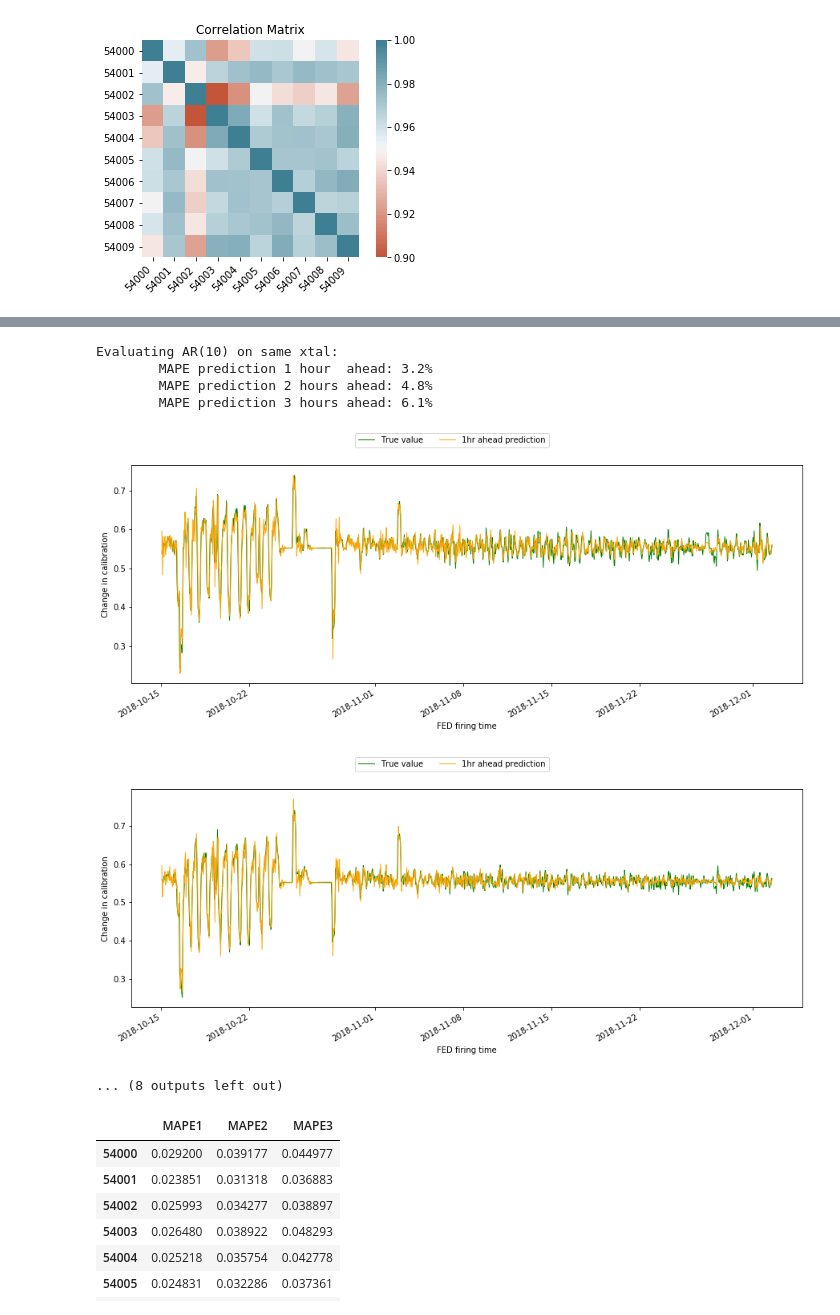
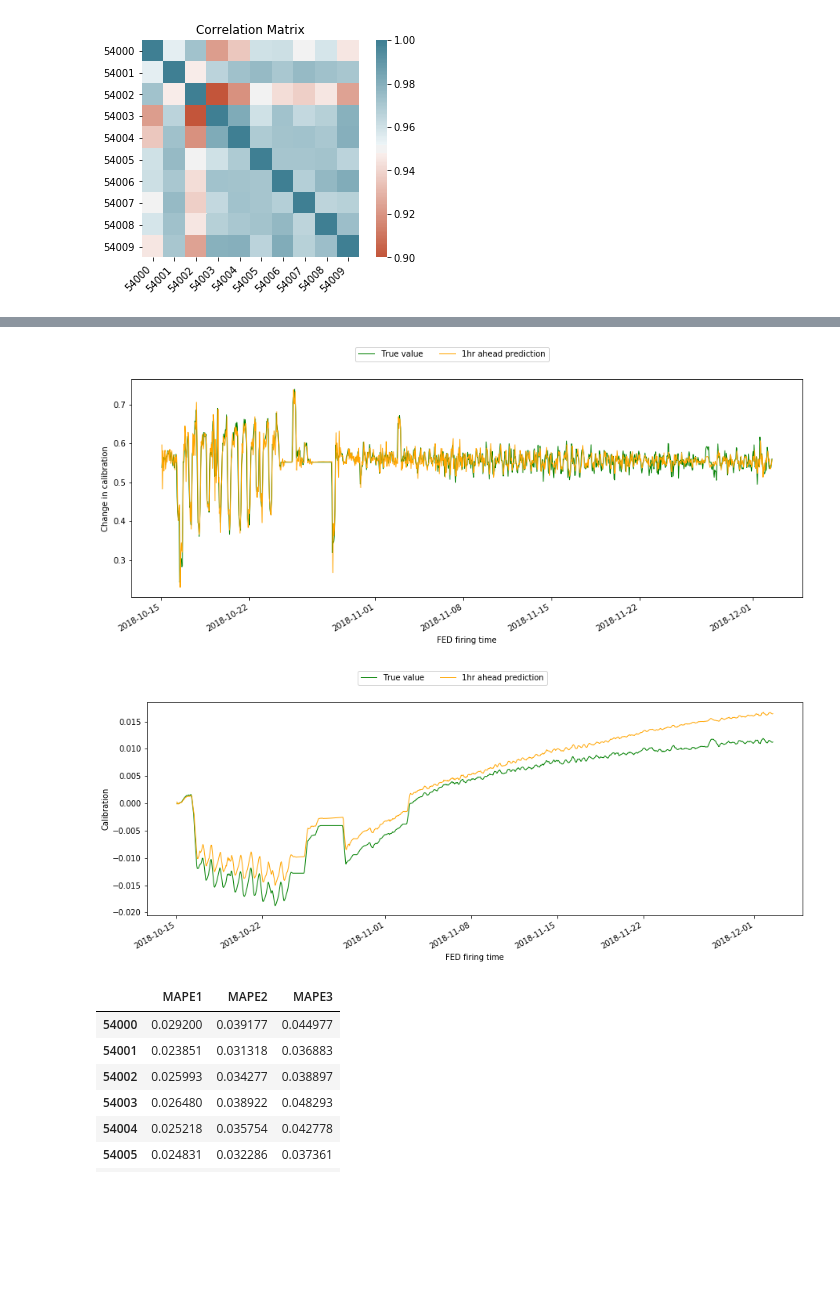
Before and after one commit to UMN-CMS/ECAL_FAIR, a Jupyter notebook: notebooks/multi_autoreg.ipynb, the cells around one changed output, grey strips where cells are left out. Saved outputs shown, nothing was run; the diff lists cells and outputs as text; code cells hidden in the pictures; blank space fills up the shorter version.

Commit message:
added cumsum plots to multi auto reg

```diff
--- a/notebooks/multi_autoreg.ipynb
+++ b/notebooks/multi_autoreg.ipynb
@@ -85,6 +85,7 @@ plt.show() # ta-da!
 [figure]
 # %%
 figs = []
+xtal_list =[54000]
 for xtal in xtal_list:
     #load the data###################################
     #the other xtals
@@ -160,20 +161,39 @@ for xtal in xtal_list:
     my_mapes = [mape1, mape2, mape3]
     #make a pretty picture
     #lets make some plots##############################################
-    fig, ax = plt.subplots(figsize=(15,5))
+    fig1, ax1 = plt.subplots(figsize=(15,5))
 
-    ax.set_ylabel('Change in calibration')
-    ax.set_xlabel('FED firing time')
-    plt.setp(ax.get_xticklabels(), rotation=30, horizontalalignment='right')
+    ax1.set_ylabel('Change in calibration')
+    ax1.set_xlabel('FED firing time')
+    plt.setp(ax1.get_xticklabels(), rotation=30, horizontalalignment='right')
 
     #actual data
-    ax.plot(test_series.index, test_series.p2,
+    ax1.plot(test_series.index, test_series.p2,
          label='True value', color='green', linewidth=1, linestyle='solid')
-    ax.plot(test_series.index, pred_np[:,0],
+    ax1.plot(test_series.index, pred_np[:,0],
          label='1hr ahead prediction', color='orange', linewidth=1, linestyle='solid')
     #legend
-    fig.legend(ncol=3, loc = 'upper center')
-    figs.append(fig)
+    fig1.legend(ncol=3, loc = 'upper center')
+
+    fig2, ax2 = plt.subplots(figsize=(15,5))
+
+    ax2.set_ylabel('Calibration')
+    ax2.set_xlabel('FED firing time')
+    plt.setp(ax2.get_xticklabels(), rotation=30, horizontalalignment='right')
+    #make cumulative data
+    cs_ts = np.cumsum(scaler.inverse_transform(test_series[['p2']]))
+    pred_df = test_series[['p2']].copy()
+    pred_df['p2'] = pred_np[:,0]
+    cs_ps = np.cumsum(scaler.inverse_transform(pred_df[['p2']]))
+    #actual data
+    ax2.plot(test_series.index, cs_ts,
+         label='True value', color='green', linewidth=1, linestyle='solid')
+    ax2.plot(test_series.index, cs_ps,
+         label='1hr ahead prediction', color='orange', linewidth=1, linestyle='solid')
+    #legend
+    fig2.legend(ncol=3, loc = 'upper center')
+
+    figs.append((fig1, fig2))
     results[xtal] = tuple(my_mapes)
 # %% [output]
 Loading xtal: 54000
@@ -332,10 +216,5 @@ Loading xtal: 54009
-Evaluating AR(10) on same xtal:
-        MAPE prediction 1 hour  ahead: 3.2%
-        MAPE prediction 2 hours ahead: 4.8%
-        MAPE prediction 3 hours ahead: 6.1%
 [figure]
-[figure, old version]
+[figure, new version]
-... (8 outputs left out)
 # %%
 #now let's summarize everything
 
```
Also changed, not shown: parts of 1 cell of this notebook, 1 other file.
